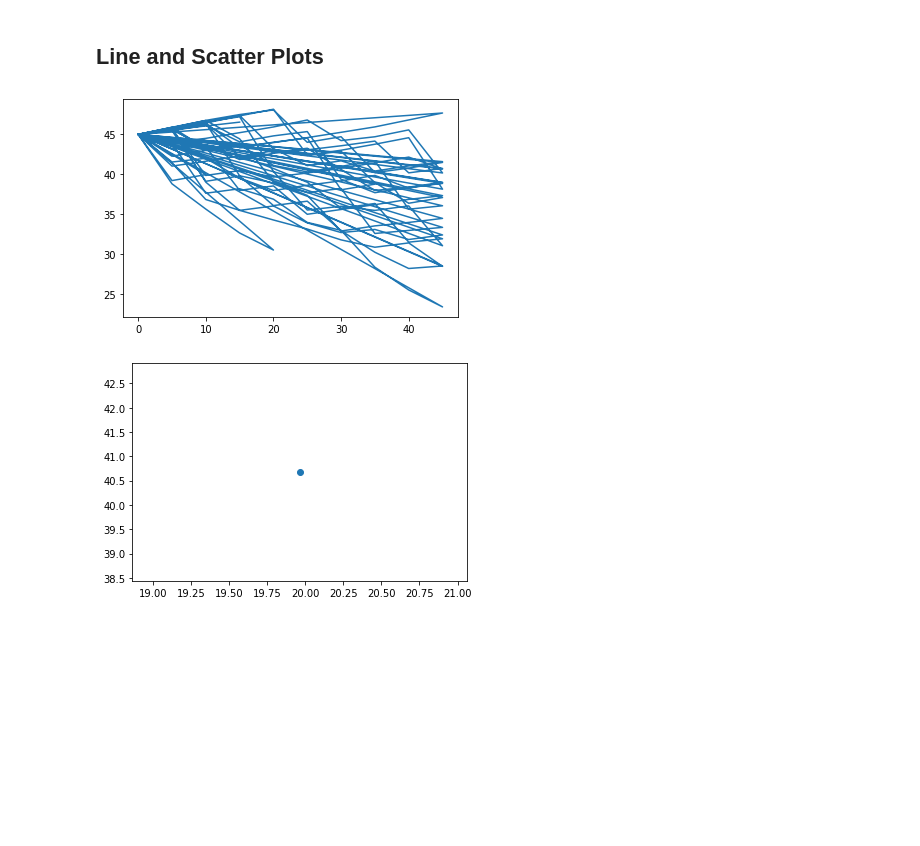
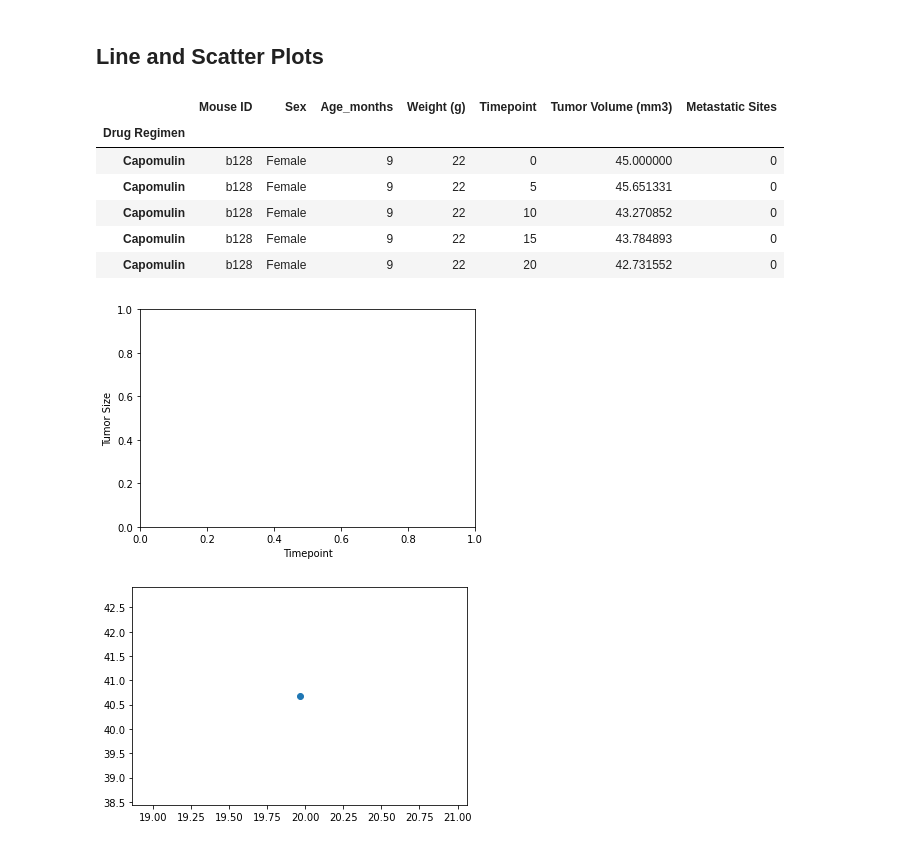
Before and after one commit to justinlpottsco/matplotlib-challenge, a Jupyter notebook: pymaceuticals_starter.ipynb, the cells around one changed output. Drawn from its saved outputs; the diff is of its cells as text; code cells hidden in the pictures; blank space fills up the shorter version.

```diff
--- a/pymaceuticals_starter.ipynb
+++ b/pymaceuticals_starter.ipynb
@@ -238,14 +238,27 @@ for drugs in Drug_Regimen
 # %%
 # Generate a line plot of tumor volume vs. time point for a mouse treated with Capomulin
 # pull Capomulin data
 Capomulin_df = combinedata.loc[(combinedata["Drug Regimen"] == "Capomulin")]
 
 time_point = Capomulin_df["Timepoint"]
 tumor_volume = Capomulin_df["Tumor Volume (mm3)"]
 
-line_plot = plt.plot(time_point, tumor_volume)
+plt.xlabel("Timepoint")
+plt.ylabel("Tumor Size")
+
+capomulin_regimen = Drop_Duplicate.set_index('Drug Regimen').loc['Capomulin',:].sort_values(['Mouse ID','Timepoint'])
+capomulin_regimen.head()
+
+#line_plot = plt.plot(time_point, tumor_volume)
 # %% [output]
+|  | Mouse ID | Sex | Age_months | Weight (g) | Timepoint | Tumor Volume (mm3) | Metastatic Sites |
+| Drug Regimen |  |  |  |  |  |  |  |
+| Capomulin | b128 | Female | 9 | 22 | 0 | 45.000000 | 0 |
+| Capomulin | b128 | Female | 9 | 22 | 5 | 45.651331 | 0 |
+| Capomulin | b128 | Female | 9 | 22 | 10 | 43.270852 | 0 |
+| Capomulin | b128 | Female | 9 | 22 | 15 | 43.784893 | 0 |
+| Capomulin | b128 | Female | 9 | 22 | 20 | 42.731552 | 0 |
-[figure, old version]
+[figure, new version]
 # %%
 # Generate a scatter plot of average tumor volume vs. mouse weight for the Capomulin regimen
 Capomulin_df = combinedata.loc[(combinedata["Drug Regimen"] == "Capomulin")]
```
